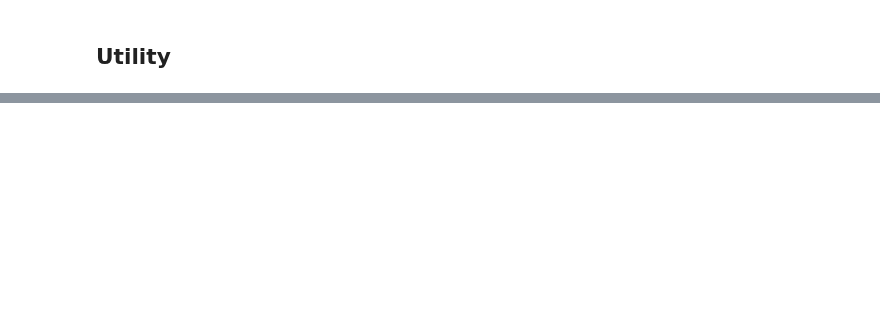
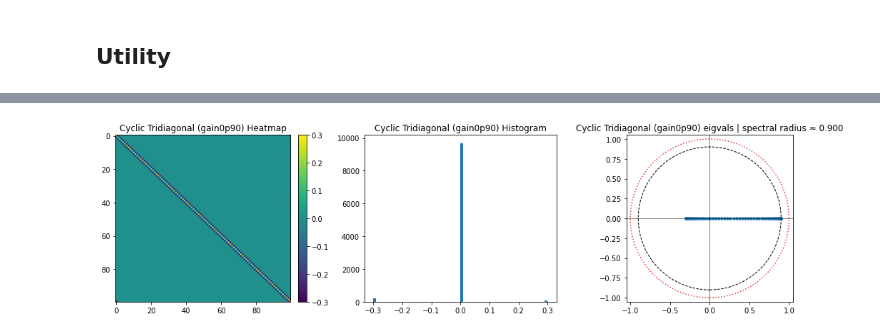
Before and after one commit to margotwagner/HCPrediction, a Jupyter notebook: notebooks/hidden-weight-builder.ipynb, the cells around one changed output, grey strips where cells are left out. Drawn from its saved outputs; the diff is of its cells as text; code cells hidden in the pictures; blank space fills up the shorter version.

```diff
--- a/notebooks/hidden-weight-builder.ipynb
+++ b/notebooks/hidden-weight-builder.ipynb
@@ -762,0 +85,18 @@ Variance after scaling:  0.010000
+# %%
+# --- Tridiagonal (cyclic) ---
+W = bhw.build_tridiag(
+    n, off=-1.0, cyclic=True, target_var=None, target_gain=None, verbose=True
+)
+# (optional tweaks) ...
+W, _ = bhw.scale_to_gain_np(W, target_gain)
+inits.append(("tridiag_cyc", W))
+bhw.plot_weight_all(W, title=f"Cyclic Tridiagonal ({bhw.gain_tag(target_gain)})")
+name = f"hidden_ctridiag_n{n}_{bhw.gain_tag(target_gain)}"
+# bhw.save_matrix(
+#    W,
+#    save_dir,
+#    name,
+#    meta={"type": "cyclic_tridiagonal", "n": n, "target_gain": target_gain},
+# )
+# %% [output]
+[figure, added]
```
Also changed, not shown: parts of 60 cells of this notebook, 1 other file.
